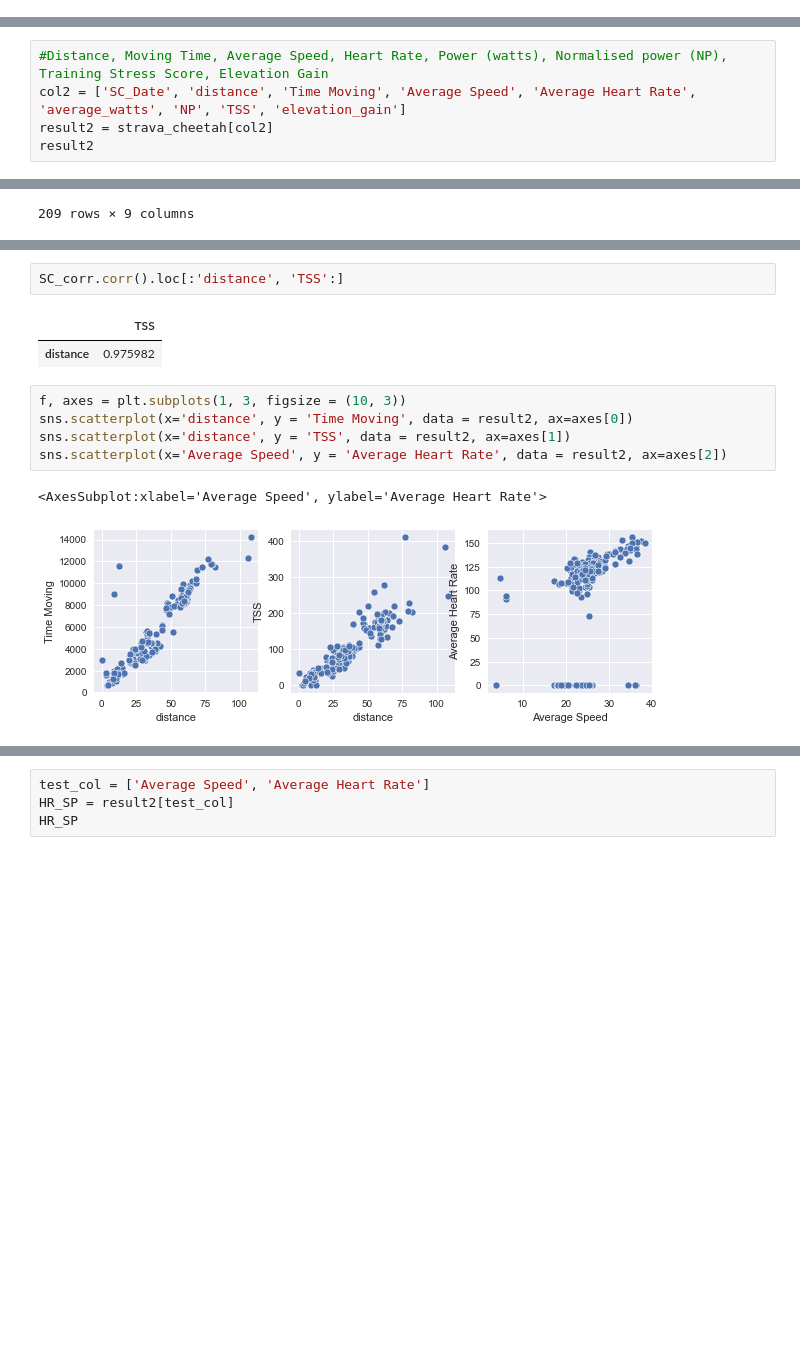
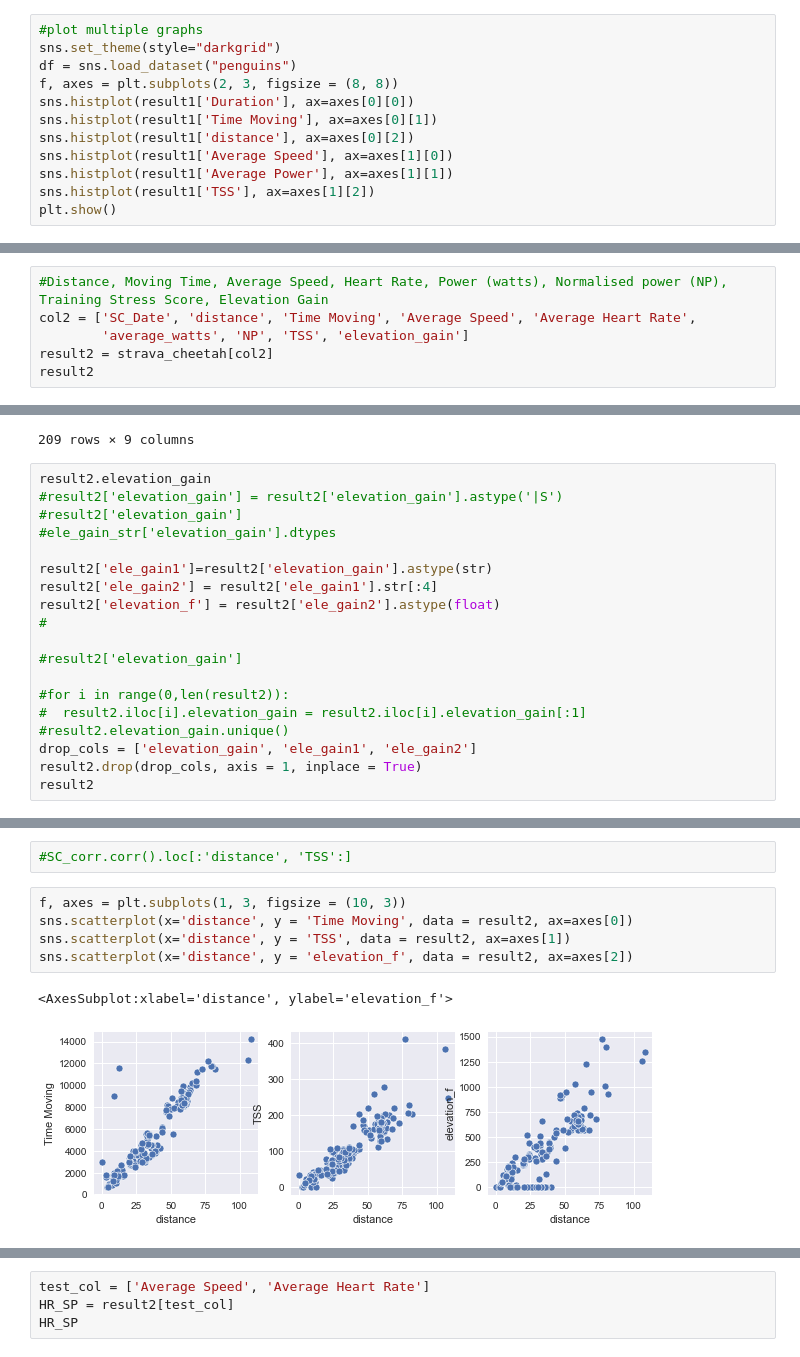
Before and after one commit to mona-piya/DS-portfolio-s1-2021-MonaMunegan, a Jupyter notebook: Portfolio 1.ipynb, the cells around one changed output, grey strips where cells are left out. Saved outputs shown, nothing was run; the diff lists cells and outputs as text; blank space fills up the shorter version.

```diff
--- a/Portfolio 1.ipynb
+++ b/Portfolio 1.ipynb
@@ -222,3 +222,15 @@ result1.describe()
 | 50% | 4017.00000 | 3921.000000 | 31.700000 | 25.008500 | 161.107000 | 81.824300 |
 | 75% | 11077.00000 | 8229.000000 | 57.800000 | 26.683800 | 187.934000 | 156.629000 |
 | max | 15634.00000 | 14217.000000 | 108.200000 | 38.350200 | 266.216000 | 412.071000 |
+# %%
+#plot multiple graphs
+sns.set_theme(style="darkgrid")
+df = sns.load_dataset("penguins")
+f, axes = plt.subplots(2, 3, figsize = (8, 8))
+sns.histplot(result1['Duration'], ax=axes[0][0])
+sns.histplot(result1['Time Moving'], ax=axes[0][1])
+sns.histplot(result1['distance'], ax=axes[0][2])
+sns.histplot(result1['Average Speed'], ax=axes[1][0])
+sns.histplot(result1['Average Power'], ax=axes[1][1])
+sns.histplot(result1['TSS'], ax=axes[1][2])
+plt.show()
@@ -225,6 +239,7 @@ result1.describe()
 # %%
 #Distance, Moving Time, Average Speed, Heart Rate, Power (watts), Normalised power (NP), Training Stress Score, Elevation Gain
-col2 = ['SC_Date', 'distance', 'Time Moving', 'Average Speed', 'Average Heart Rate', 'average_watts', 'NP', 'TSS', 'elevation_gain']
+col2 = ['SC_Date', 'distance', 'Time Moving', 'Average Speed', 'Average Heart Rate',
+        'average_watts', 'NP', 'TSS', 'elevation_gain']
 result2 = strava_cheetah[col2]
 result2
 # %% [output]
@@ -241,3 +256,22 @@ result2
 | 2019-07-27 21:47:24+00:00 | 2019-07-27 | 29.1 | 3015 | 34.8044 | 144.423 | 235.2 | 267.699 | 83.5620 | ... |
 | 2019-07-27 23:55:13+00:00 | 2019-07-27 | 20.2 | 3546 | 20.5607 | 109.207 | 114.7 | 163.001 | 36.6945 | ... |
 209 rows × 9 columns
+# %%
+result2.elevation_gain
+#result2['elevation_gain'] = result2['elevation_gain'].astype('|S')
+#result2['elevation_gain']
+#ele_gain_str['elevation_gain'].dtypes
+
+result2['ele_gain1']=result2['elevation_gain'].astype(str)
+result2['ele_gain2'] = result2['ele_gain1'].str[:4]
+result2['elevation_f'] = result2['ele_gain2'].astype(float)
+#
+
+#result2['elevation_gain']
+
+#for i in range(0,len(result2)):
+#  result2.iloc[i].elevation_gain = result2.iloc[i].elevation_gain[:1]
+#result2.elevation_gain.unique()
+drop_cols = ['elevation_gain', 'ele_gain1', 'ele_gain2']
+result2.drop(drop_cols, axis = 1, inplace = True)
+result2
@@ -260,13 +328,10 @@ SC_corr
 # %%
-SC_corr.corr().loc[:'distance', 'TSS':]
+#SC_corr.corr().loc[:'distance', 'TSS':]
-# %% [output]
-|  | TSS |
-| distance | 0.975982 |
 # %%
 f, axes = plt.subplots(1, 3, figsize = (10, 3))
 sns.scatterplot(x='distance', y = 'Time Moving', data = result2, ax=axes[0])
 sns.scatterplot(x='distance', y = 'TSS', data = result2, ax=axes[1])
-sns.scatterplot(x='Average Speed', y = 'Average Heart Rate', data = result2, ax=axes[2])
+sns.scatterplot(x='distance', y = 'elevation_f', data = result2, ax=axes[2])
 # %% [output]
-<AxesSubplot:xlabel='Average Speed', ylabel='Average Heart Rate'>
+<AxesSubplot:xlabel='distance', ylabel='elevation_f'>
-[figure, old version]
+[figure, new version]
```
Also changed, not shown: parts of 6 cells of this notebook.
